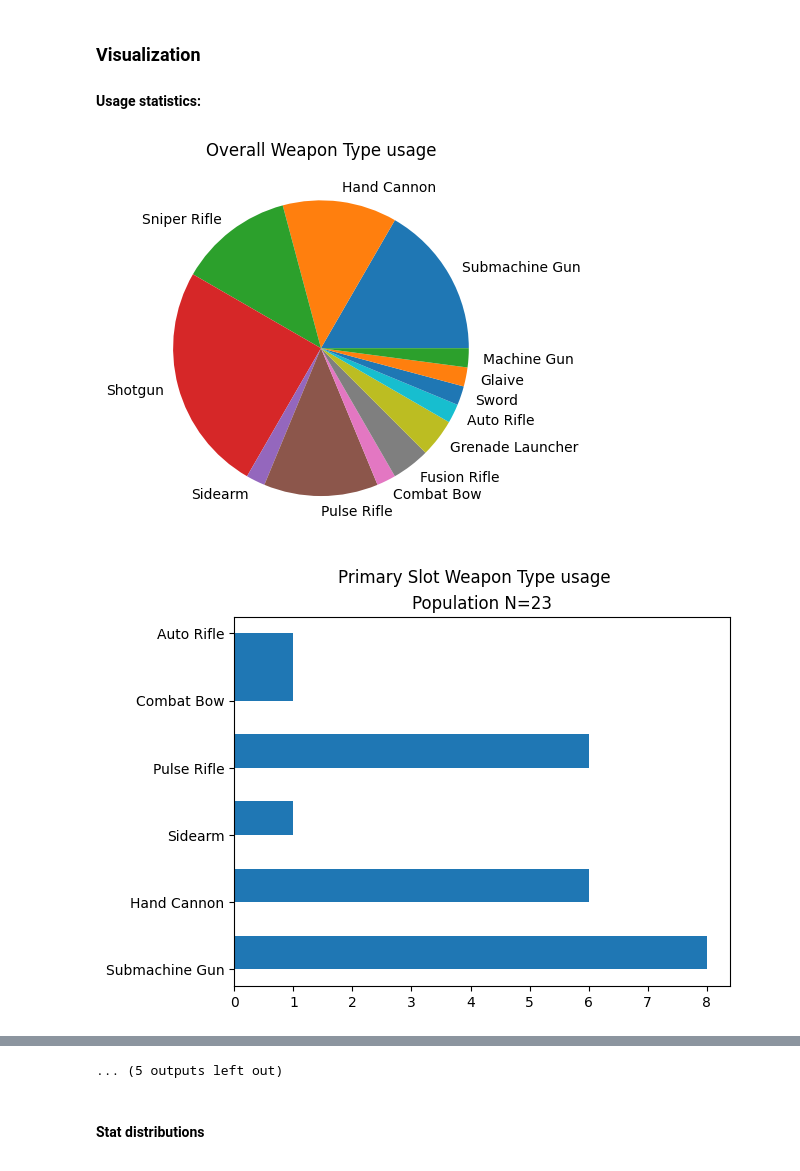
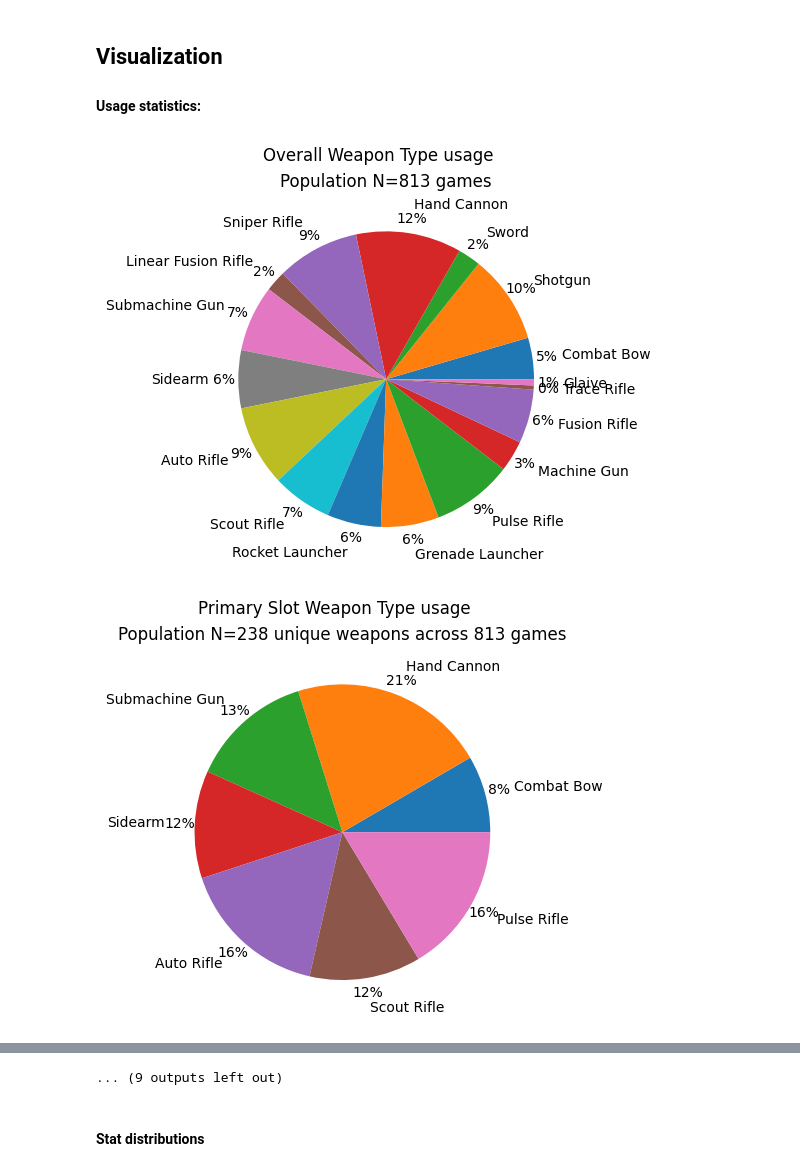
Before and after one commit to Axemt/EyeOfAnotherWorld, a Jupyter notebook: weaponVisualizer.ipynb, the cells around one changed output, grey strips where cells are left out. Cells and saved outputs as stored; diff of their text form; code cells hidden in the pictures.

Commit message:
Fixed DF construction
This commit fixes incorrect calculations for weapon usage rates

```diff
--- a/weaponVisualizer.ipynb
+++ b/weaponVisualizer.ipynb
@@ -85,4 +92,8 @@ Exotic weapons are the stand out in a players arsenal. Unique in their behaviour
 # %%
 # CONFIG----------------------------
 CONFIG__DF_IGNORE_EXOTICS = True
-CONFIG__DATA_FILE_NAME = 'RAD1MODE84-from2022-09-23-to2022-09-26.d2data'
+CONFIG__DATA_FILE_NAME = 'RAD2MODE70-from2022-09-23-to2022-10-03'
+
+# Force reload of the dataframe
+from IPython.display import Javascript
+Javascript("Jupyter.notebook.execute_cells([6])")
@@ -243,31 +290,32 @@ df
 # %% [markdown]
 <a name="visualization"> </a>
-### Visualization
+## Visualization
 
 <a name="usage stats"> </a>
 #### Usage statistics:
 # %%
 
-plt.title('Overall Weapon Type usage')
+plt.suptitle('Overall Weapon Type usage')
+plt.title('Population N={} games'.format(len(gameSet)))
 weapon_type_counter = Counter(df['Weapon Type'])
-plt.pie(weapon_type_counter.values(), labels=weapon_type_counter.keys())
+plt.pie(weapon_type_counter.values(), labels=weapon_type_counter.keys(), autopct='%1.0f%%', pctdistance=1.1, labeldistance=1.2)
 plt.show()
 
 
 for slot in df['Slot'].unique():
     subset_by_slot = df.loc[df['Slot'] == slot]
+    weapon_type_counter = Counter(subset_by_slot['Weapon Type'])
     plt.suptitle('{} Slot Weapon Type usage'.format(slot))
-    plt.title('Population N={}'.format(len(subset_by_slot)))
-    plt.hist(subset_by_slot['Weapon Type'], orientation = 'horizontal')
+    plt.title('Population N={} unique weapons across {} games'.format(len(subset_by_slot), len(gameSet)))
+    plt.pie(weapon_type_counter.values(), labels=weapon_type_counter.keys(), autopct='%1.0f%%', pctdistance=1.1, labeldistance=1.2)
     plt.show()
 
 for weaponType in df['Weapon Type'].unique():
     subset_by_slot = df.loc[df['Weapon Type'] == weaponType]
-    weapon_arch_counter = Counter(subset_by_slot['Archetype'])
     plt.suptitle('{} Archetype distribution'.format(weaponType))
-    plt.title('Population N={}'.format(len(subset_by_slot)))
-    plt.pie(weapon_arch_counter.values(), labels=weapon_arch_counter.keys())
+    plt.title('Population N={} weapons recorded in this Type'.format(len(subset_by_slot)))
+    plt.hist(subset_by_slot['Archetype'], orientation='horizontal')
     plt.show()
 # %% [output]
-[figure, old version]
+[figure, new version]
-[figure, old version]
+[figure, new version]
@@ -284,4 +332,4 @@ for weaponType in df['Weapon Type'].unique():
-... (5 outputs left out)
+... (9 outputs left out)
 # %% [markdown]
 #### Stat distributions
 # %%
```
Also changed, not shown: parts of 14 cells of this notebook, 3 other files.
